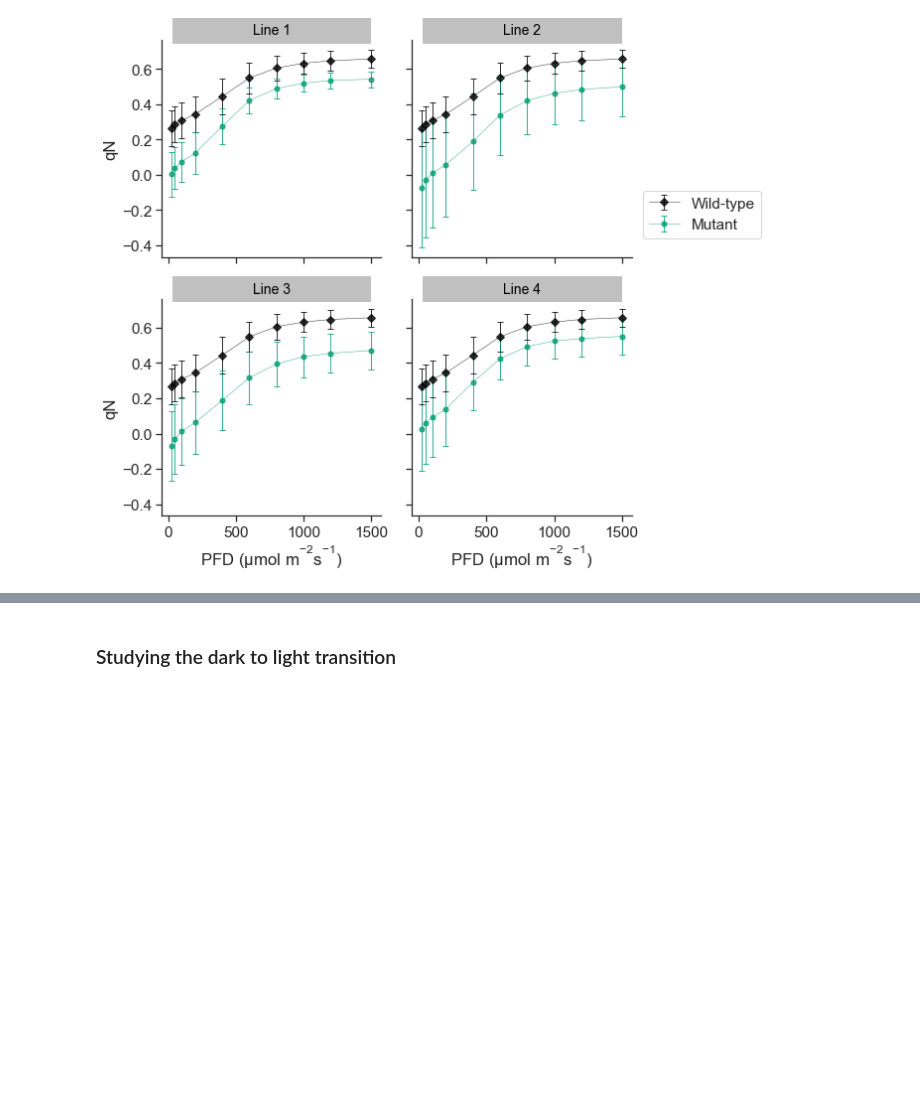
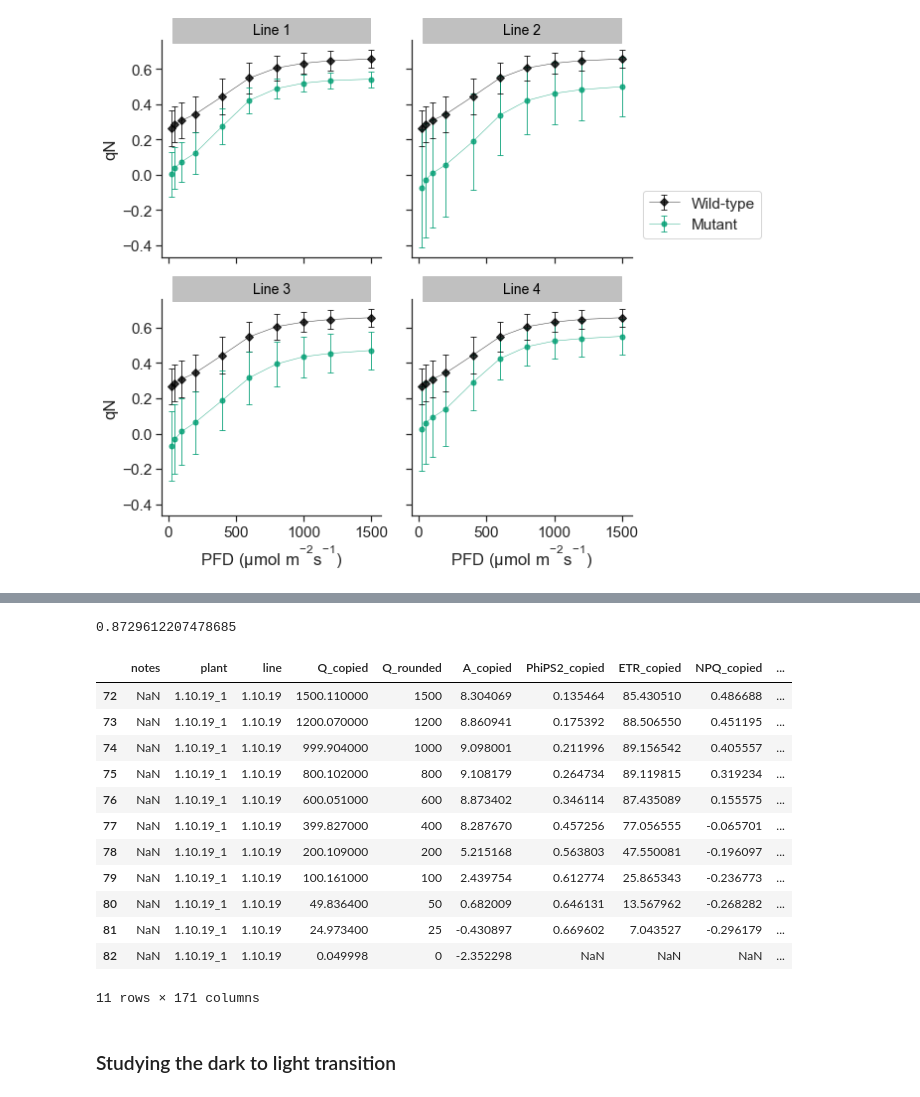
Before and after one commit to RonaCostello/Thesis, a Jupyter notebook: plots/chapter3_lr_curves.ipynb, the cells around one changed output, grey strips where cells are left out. Drawn from its saved outputs; the diff is of its cells as text; code cells hidden in the pictures; blank space fills up the shorter version.

```diff
--- a/plots/chapter3_lr_curves.ipynb
+++ b/plots/chapter3_lr_curves.ipynb
@@ -191,3 +285,29 @@ plot_curve(grouped_qN_df, "qN_mean", "qN_std", "qN", "../figures/lrqNCurves.pdf"
+# %%
+Q = 25
+t_test = stats.ttest_ind(lr_df[(lr_df['Q_rounded'] == Q) & (lr_df['type'] == 'wt')]['NPQ'].to_list(),
+                         lr_df[(lr_df['Q_rounded'] == Q) & (lr_df['type'] == 'mutant')]['NPQ'].to_list(),
+                         equal_var=True)
+
+
+print(t_test.pvalue)
+# %% [output]
+0.8729612207478685
+# %%
+lr_df[lr_df['plant'] == '1.10.19_1']
+# %% [output]
+|  | notes | plant | line | Q_copied | Q_rounded | A_copied | PhiPS2_copied | ETR_copied | NPQ_copied | ... |
+| 72 | NaN | 1.10.19_1 | 1.10.19 | 1500.110000 | 1500 | 8.304069 | 0.135464 | 85.430510 | 0.486688 | ... |
+| 73 | NaN | 1.10.19_1 | 1.10.19 | 1200.070000 | 1200 | 8.860941 | 0.175392 | 88.506550 | 0.451195 | ... |
+| 74 | NaN | 1.10.19_1 | 1.10.19 | 999.904000 | 1000 | 9.098001 | 0.211996 | 89.156542 | 0.405557 | ... |
+| 75 | NaN | 1.10.19_1 | 1.10.19 | 800.102000 | 800 | 9.108179 | 0.264734 | 89.119815 | 0.319234 | ... |
+| 76 | NaN | 1.10.19_1 | 1.10.19 | 600.051000 | 600 | 8.873402 | 0.346114 | 87.435089 | 0.155575 | ... |
+| 77 | NaN | 1.10.19_1 | 1.10.19 | 399.827000 | 400 | 8.287670 | 0.457256 | 77.056555 | -0.065701 | ... |
+| 78 | NaN | 1.10.19_1 | 1.10.19 | 200.109000 | 200 | 5.215168 | 0.563803 | 47.550081 | -0.196097 | ... |
+| 79 | NaN | 1.10.19_1 | 1.10.19 | 100.161000 | 100 | 2.439754 | 0.612774 | 25.865343 | -0.236773 | ... |
+| 80 | NaN | 1.10.19_1 | 1.10.19 | 49.836400 | 50 | 0.682009 | 0.646131 | 13.567962 | -0.268282 | ... |
+| 81 | NaN | 1.10.19_1 | 1.10.19 | 24.973400 | 25 | -0.430897 | 0.669602 | 7.043527 | -0.296179 | ... |
+| 82 | NaN | 1.10.19_1 | 1.10.19 | 0.049998 | 0 | -2.352298 | NaN | NaN | NaN | ... |
+11 rows × 171 columns
 # %% [markdown]
 ### Studying the dark to light transition
 # %%
```
Also changed, not shown: parts of 6 cells of this notebook, 1 other file.
